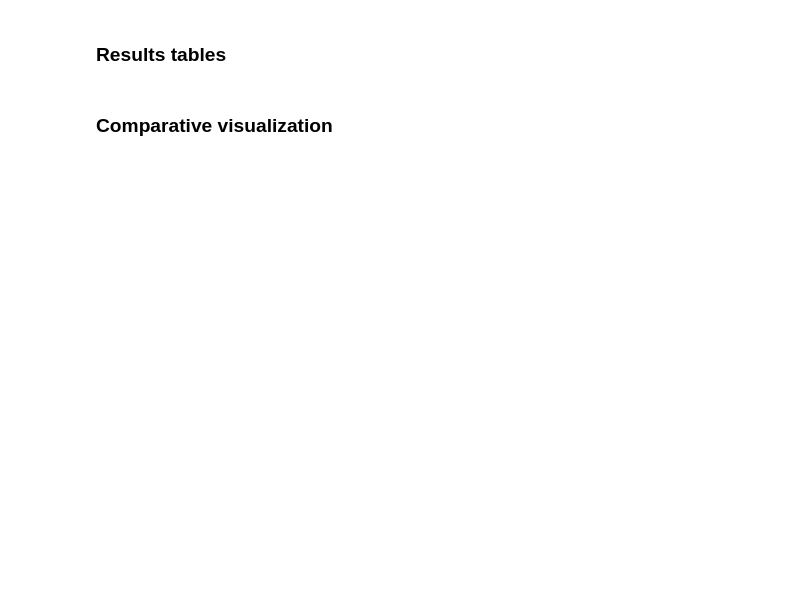
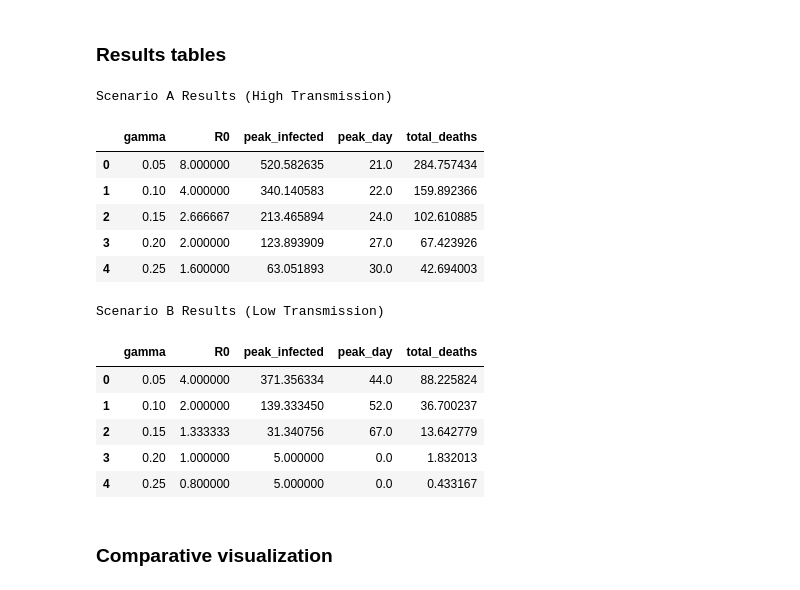
Before and after one commit to ClaireBams/epidemic-model-group02, a Jupyter notebook: assignment 1/analysis.ipynb, the cells around one changed output. Drawn from its saved outputs; the diff is of its cells as text; code cells hidden in the pictures; blank space fills up the shorter version.

```diff
--- a/assignment 1/analysis.ipynb
+++ b/assignment 1/analysis.ipynb
@@ -177,6 +181,25 @@ Use your function to compare two scenarios:
 ### Results tables
 # %%
 # Display df_A and df_B
+print("Scenario A Results (High Transmission)")
+display(df_A)
+print("\nScenario B Results (Low Transmission)")
+display(df_B)
+# %% [output]
+Scenario A Results (High Transmission)
+|  | gamma | R0 | peak_infected | peak_day | total_deaths |
+| 0 | 0.05 | 8.000000 | 520.582635 | 21.0 | 284.757434 |
+| 1 | 0.10 | 4.000000 | 340.140583 | 22.0 | 159.892366 |
+| 2 | 0.15 | 2.666667 | 213.465894 | 24.0 | 102.610885 |
+| 3 | 0.20 | 2.000000 | 123.893909 | 27.0 | 67.423926 |
+| 4 | 0.25 | 1.600000 | 63.051893 | 30.0 | 42.694003 |
+Scenario B Results (Low Transmission)
+|  | gamma | R0 | peak_infected | peak_day | total_deaths |
+| 0 | 0.05 | 4.000000 | 371.356334 | 44.0 | 88.225824 |
+| 1 | 0.10 | 2.000000 | 139.333450 | 52.0 | 36.700237 |
+| 2 | 0.15 | 1.333333 | 31.340756 | 67.0 | 13.642779 |
+| 3 | 0.20 | 1.000000 | 5.000000 | 0.0 | 1.832013 |
+| 4 | 0.25 | 0.800000 | 5.000000 | 0.0 | 0.433167 |
 # %% [markdown]
 ### Comparative visualization
 # %%
```
Also changed, not shown: parts of 3 cells of this notebook.
